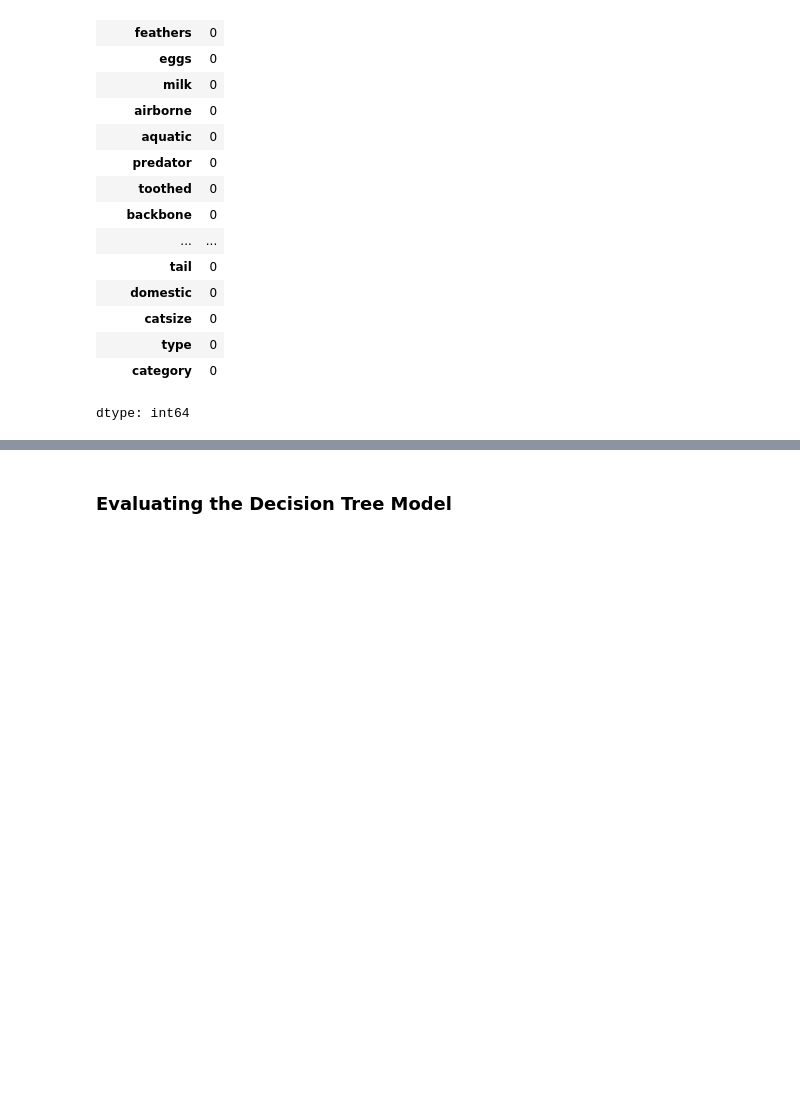
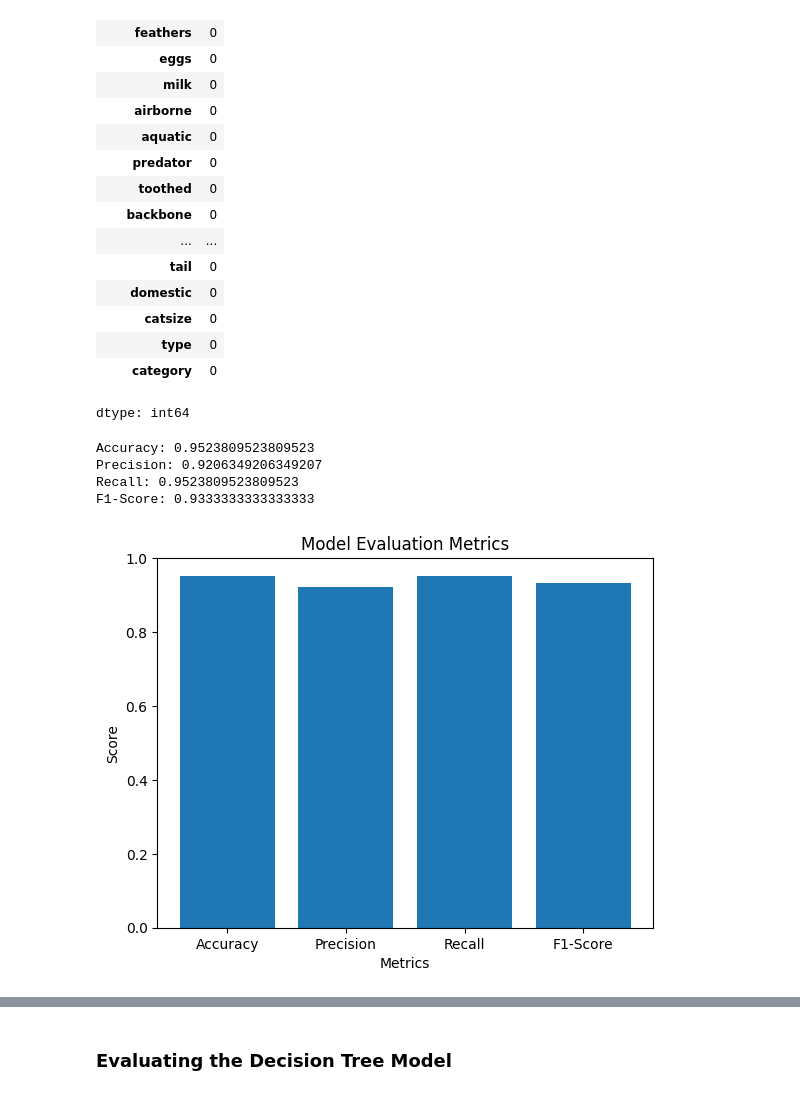
Before and after one commit to deekshasoota/ML-lab-project, a Jupyter notebook: basicdataanalysisusingnumpypandas.ipynb, the cells around one changed output, grey strips where cells are left out. Drawn from its saved outputs; the diff is of its cells as text; code cells hidden in the pictures; blank space fills up the shorter version.

```diff
--- a/basicdataanalysisusingnumpypandas.ipynb
+++ b/basicdataanalysisusingnumpypandas.ipynb
@@ -1417,3 +1434,32 @@ memory usage: 15.1+ KB
 | type | 0 |
 | category | 0 |
 dtype: int64
+# %%
+from sklearn.metrics import accuracy_score, precision_score, recall_score, f1_score
+import matplotlib.pyplot as plt
+
+accuracy = accuracy_score(y_test, y_pred)
+precision = precision_score(y_test, y_pred, average='weighted')
+recall = recall_score(y_test, y_pred, average='weighted')
+f1 = f1_score(y_test, y_pred, average='weighted')
+
+print("Accuracy:", accuracy)
+print("Precision:", precision)
+print("Recall:", recall)
+print("F1-Score:", f1)
+
+metrics = ['Accuracy', 'Precision', 'Recall', 'F1-Score']
+values = [accuracy, precision, recall, f1]
+
+plt.figure()
+plt.bar(metrics, values)
+plt.xlabel("Metrics")
+plt.ylabel("Score")
+plt.title("Model Evaluation Metrics")
+plt.show()
+# %% [output]
+Accuracy: 0.9523809523809523
+Precision: 0.9206349206349207
+Recall: 0.9523809523809523
+F1-Score: 0.9333333333333333
+[figure, added]
```
Also changed, not shown: parts of 17 cells of this notebook.
